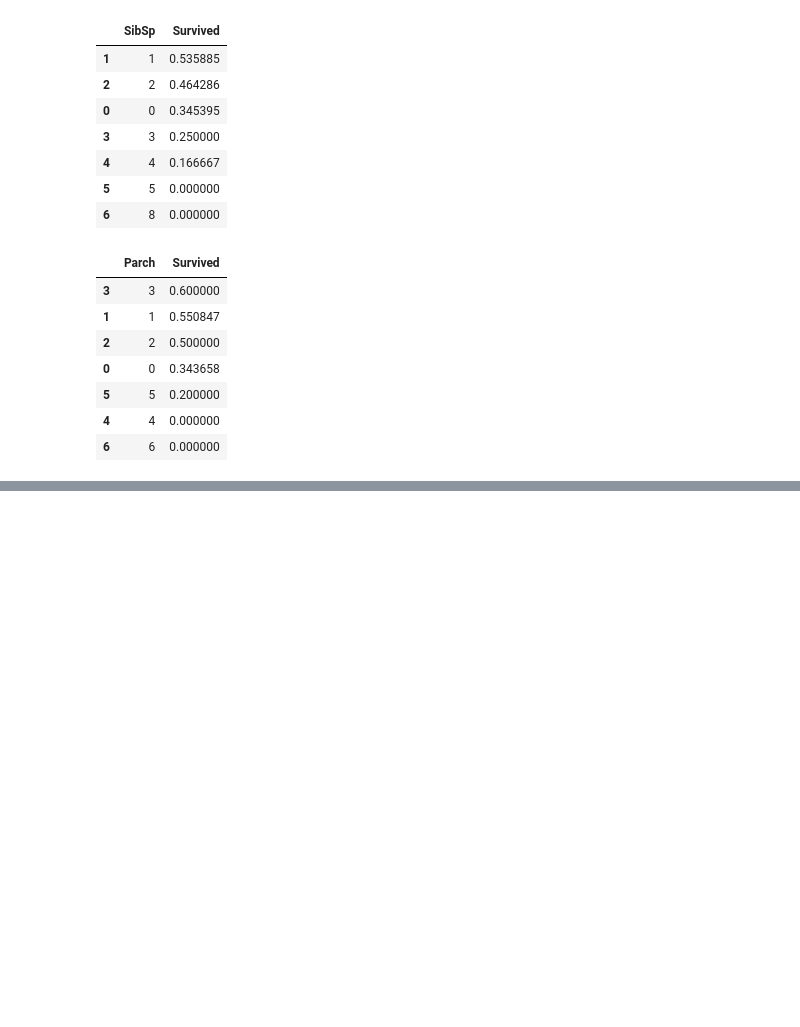
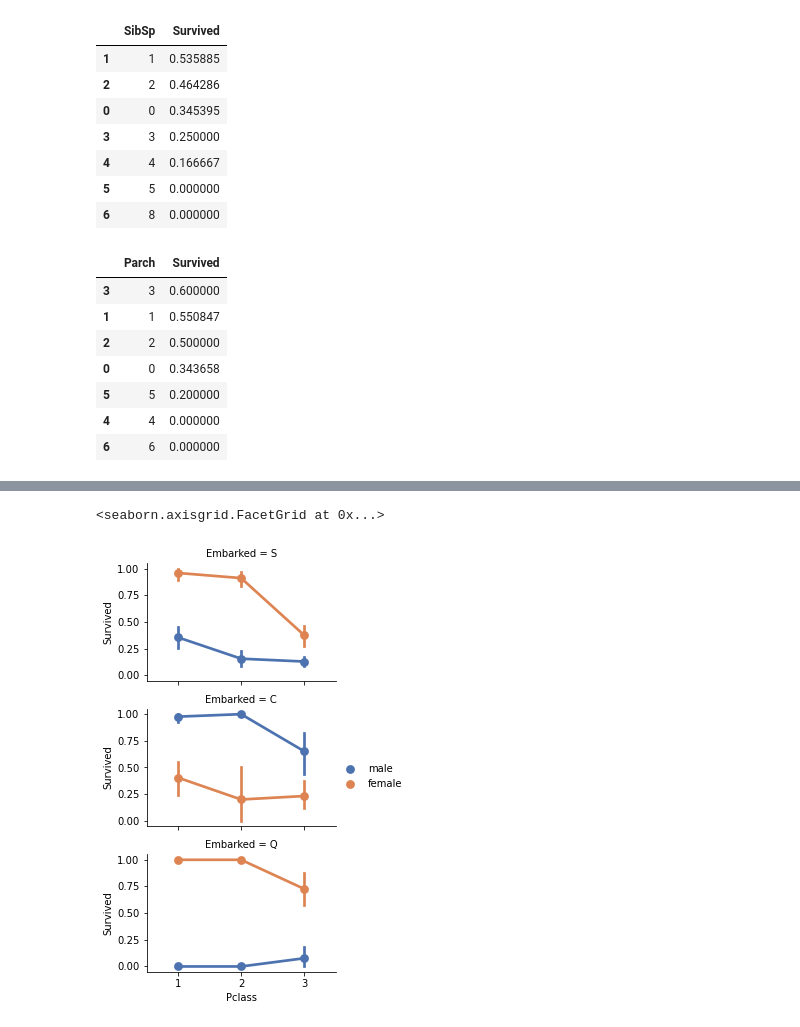
Before and after one commit to Ziheng-Zhu/ML, a Jupyter notebook: Titan/myTitan.ipynb, the cells around one changed output, grey strips where cells are left out. Drawn from its saved outputs; the diff is of its cells as text; code cells hidden in the pictures; blank space fills up the shorter version.

```diff
--- a/Titan/myTitan.ipynb
+++ b/Titan/myTitan.ipynb
@@ -109,0 +137,17 @@ test_df = test.df.drop(['Ticket','Cabin'],axis = 1)
+# %%
+# grid = sns.FacetGrid(train_df, col='Embarked')
+grid = sns.FacetGrid(train_df, row='Embarked', height=2.2, aspect=1.6)
+grid.map(sns.pointplot, 'Pclass', 'Survived', 'Sex', palette='deep')
+grid.add_legend()
+
+# 可以看出以下几个特点：
+# 女生乘客的生还率要比男性显著要高
+# 但是在 Embarked = C 中，男性生还率更高。有可能是 Pclass 和 Ebark有关联，而 Pclass 和 Embark 有关联。不一定是Embark 直接导致生还率
+# 男性在 Pclass = 3中，
+
+#结论：
+# 应该把性别添加进去
+# 应该把 Embarked 添加进特征
+# %% [output]
+<seaborn.axisgrid.FacetGrid at 0x...>
+[figure, added]
```
Also changed, not shown: parts of 8 cells of this notebook, 1 other file.
